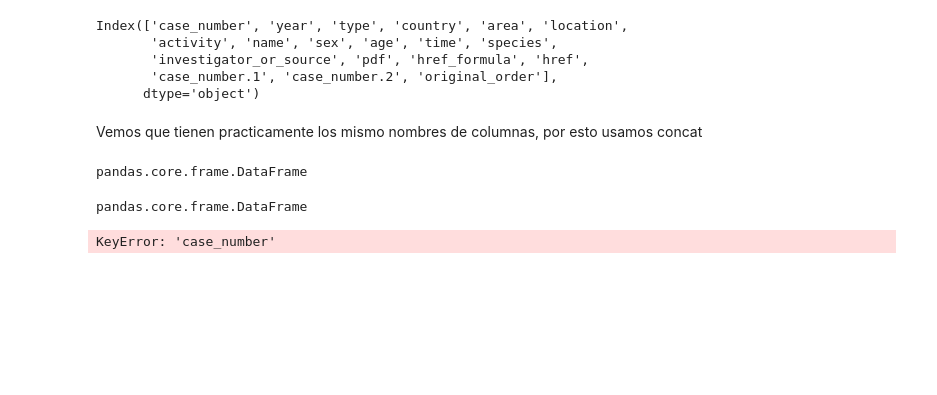
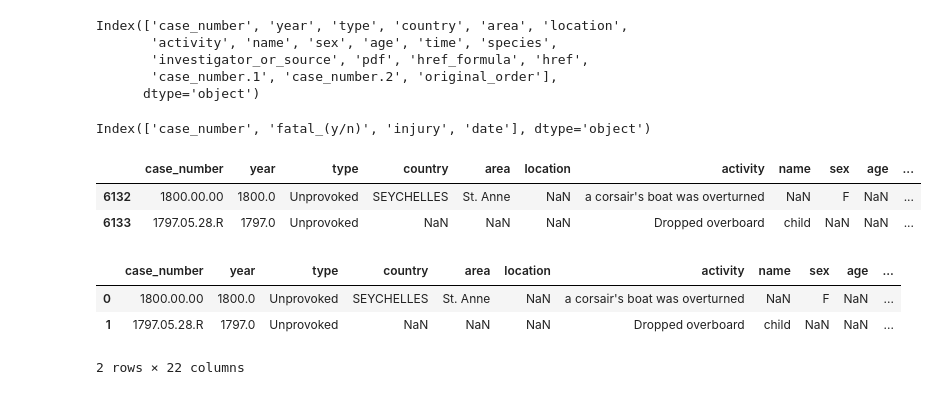
Before and after one commit to Adalab/DA-promoC-modulo-02-Marina-Lourdes-Ana, a Jupyter notebook: Pandas/05-pandas_5.ipynb, the cells around one changed output. Cells and saved outputs as stored; diff of their text form; code cells hidden in the pictures; blank space fills up the shorter version.

```diff
--- a/Pandas/05-pandas_5.ipynb
+++ b/Pandas/05-pandas_5.ipynb
@@ -140,14 +139,14 @@ nombre_tibuadicional_shape
 # %% [markdown]
 # Borrar columnas unnamed
 # %%
-df_tiburones33 = df_tiburones3.drop(["Unnamed: 0"], axis = 1)
-df_tiburones33.head(1)
+df_t = df_t.drop(["Unnamed: 0"], axis = 1)
+df_t.head(1)
 # %% [output]
 |  | Case Number | Year | Type | Country | Area | Location | Activity | Name | Sex | Age | ... |
 | 0 | 2018.06.25 | 2018.0 | Boating | USA | California | Oceanside, San Diego County | Paddling | Julie Wolfe | F | 57 | ... |
 # %%
-df_tibuhistorico33 = df_tibuhistorico.drop(["Unnamed: 22", "Unnamed: 23"], axis = 1)
-df_tibuhistorico33.head(1)
+df_t_h = df_t_h.drop(["Unnamed: 22", "Unnamed: 23"], axis = 1)
+df_t_h.head(1)
 # %% [output]
 |  | Case Number | Year | Type | Country | Area | Location | Activity | Name | Sex | Age | ... |
 | 6132 | 1800.00.00 | 1800.0 | Unprovoked | SEYCHELLES | St. Anne | NaN | a corsair's boat was overturned | NaN | F | NaN | ... |
@@ -155,0 +157,3 @@ df_tibuhistorico33.head(1)
+# %%
+lista_columnas = {col: col.strip().replace(" ", "_").lower() for col in df_t.columns}
+df_t.rename(columns=lista_columnas, inplace=True)
@@ -156,4 +167,5 @@ df_tibuhistorico33.head(1)
 # %%
-lista_columnas_historico = {col: col.strip().replace(" ", "_").lower() for col in df_tibuhistorico33.columns}
-df_tibuhistorico33.rename(columns=lista_columnas_historico, inplace=True)
+
+lista_columnas_historico = {col : col.strip().replace(" ", "_").lower() for col in df_t_h.columns}
+df_t_h.rename(columns=lista_columnas_historico, inplace=True)
 # %%
@@ -211,18 +231,22 @@ Index(['case_number', 'year', 'type', 'country', 'area', 'location',
        'investigator_or_source', 'pdf', 'href_formula', 'href',
        'case_number.1', 'case_number.2', 'original_order'],
       dtype='object')
-# %% [markdown]
-Vemos que tienen practicamente los mismo nombres de columnas, por esto usamos concat
-# %%
-type(df_tiburones33)
-# %% [output]
-pandas.core.frame.DataFrame
-# %%
-type(df_tibuhistorico)
-# %% [output]
-pandas.core.frame.DataFrame
+# %%
+df_t_a.columns
+# %% [output]
+Index(['case_number', 'fatal_(y/n)', 'injury', 'date'], dtype='object')
+# %%
+df_concat = pd.concat([df_t_h,df_t], axis=0)
+df_concat.head(2)
+# %% [output]
+|  | case_number | year | type | country | area | location | activity | name | sex | age | ... |
+| 6132 | 1800.00.00 | 1800.0 | Unprovoked | SEYCHELLES | St. Anne | NaN | a corsair's boat was overturned | NaN | F | NaN | ... |
+| 6133 | 1797.05.28.R | 1797.0 | Unprovoked | NaN | NaN | NaN | Dropped overboard | child | NaN | NaN | ... |
 # %%
-df_concat = df_tiburones33.merge(df_tibuhistorico, how = "left", on = "case_number")
-df_concat.head(2)
+df_fin = df_concat.merge(df_t_a, how = "left", on= "case_number")
+df_fin.head(2)
 # %% [output]
+|  | case_number | year | type | country | area | location | activity | name | sex | age | ... |
+| 0 | 1800.00.00 | 1800.0 | Unprovoked | SEYCHELLES | St. Anne | NaN | a corsair's boat was overturned | NaN | F | NaN | ... |
+| 1 | 1797.05.28.R | 1797.0 | Unprovoked | NaN | NaN | NaN | Dropped overboard | child | NaN | NaN | ... |
-KeyError: 'case_number'
+2 rows × 22 columns
```
Also changed, not shown: parts of 36 cells of this notebook, 2 other files.
